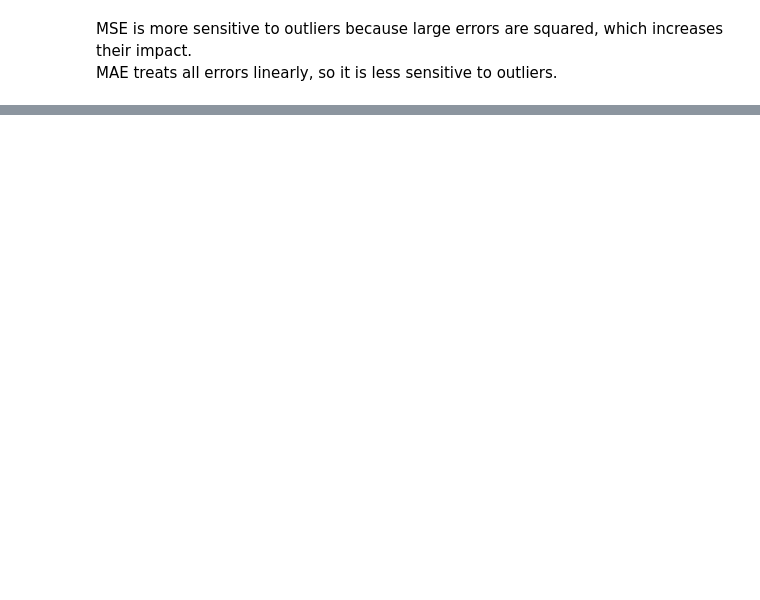
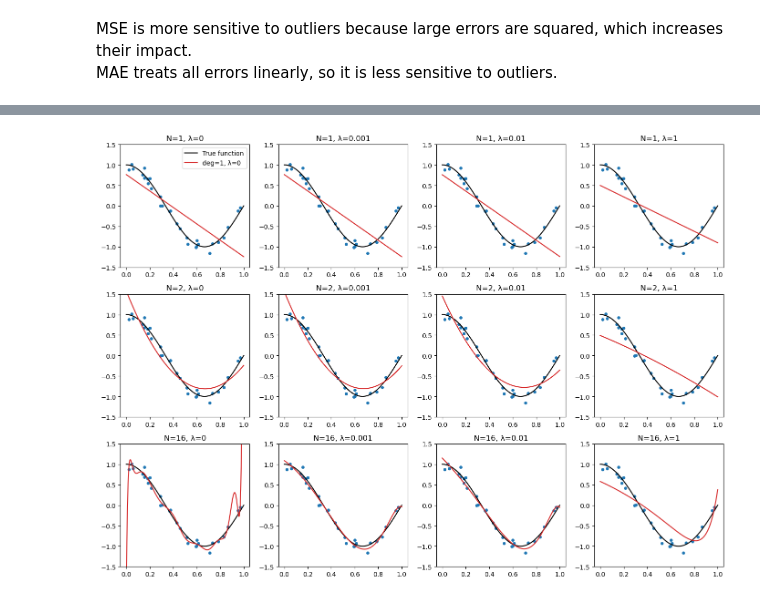
Before and after one commit to ariadnadavila/Computational-Carpentry-Project, a Jupyter notebook: GroupQ_Block3_Assignment.ipynb, the cells around one changed output, grey strips where cells are left out. Saved outputs shown, nothing was run; the diff lists cells and outputs as text; code cells hidden in the pictures; blank space fills up the shorter version.

```diff
--- a/GroupQ_Block3_Assignment.ipynb
+++ b/GroupQ_Block3_Assignment.ipynb
@@ -140,0 +176,29 @@ This implies two things:
+# %%
+degrees = [1, 2, 16]
+lambdas = [0, 1e-3, 1e-2, 1]
+
+x_plot = np.linspace(0, 1, 200)
+
+plt.figure(figsize=(14, 10))
+plot_idx = 1
+
+for N in degrees:
+    for lam in lambdas:
+        model = make_pipeline(PolynomialFeatures(N), Ridge(alpha=lam))
+        model.fit(X[:, np.newaxis], y_noisy)
+        y_pred = model.predict(x_plot[:, np.newaxis])
+
+        plt.subplot(len(degrees), len(lambdas), plot_idx)
+        plt.scatter(X, y_noisy, color="tab:blue", s=15)
+        plt.plot(x_plot, np.cos(1.5 * np.pi * x_plot), color="black", label="True function")
+        plt.plot(x_plot, y_pred, color="tab:red", label=f"deg={N}, λ={lam}")
+        plt.ylim(-1.5, 1.5)
+        if plot_idx == 1:
+            plt.legend()
+        plt.title(f"N={N}, λ={lam}")
+        plot_idx += 1
+
+plt.tight_layout()
+plt.show()
+# %% [output]
+[figure, added]
```
Also changed, not shown: parts of 18 cells of this notebook.
